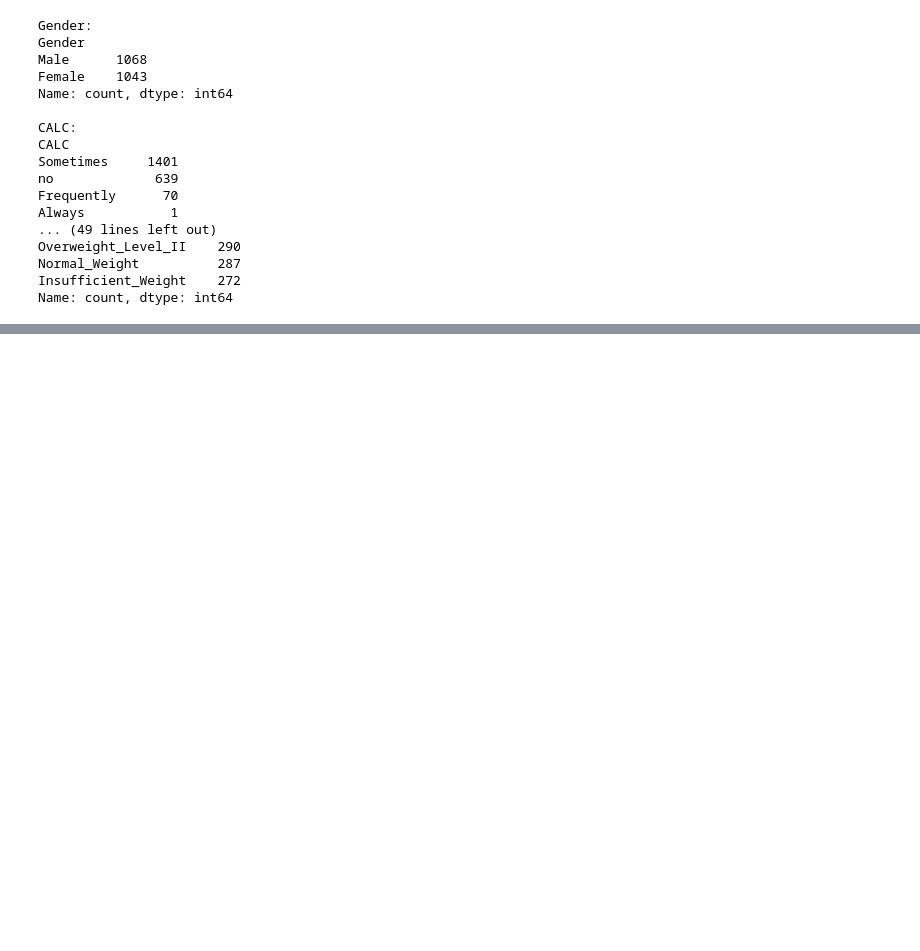
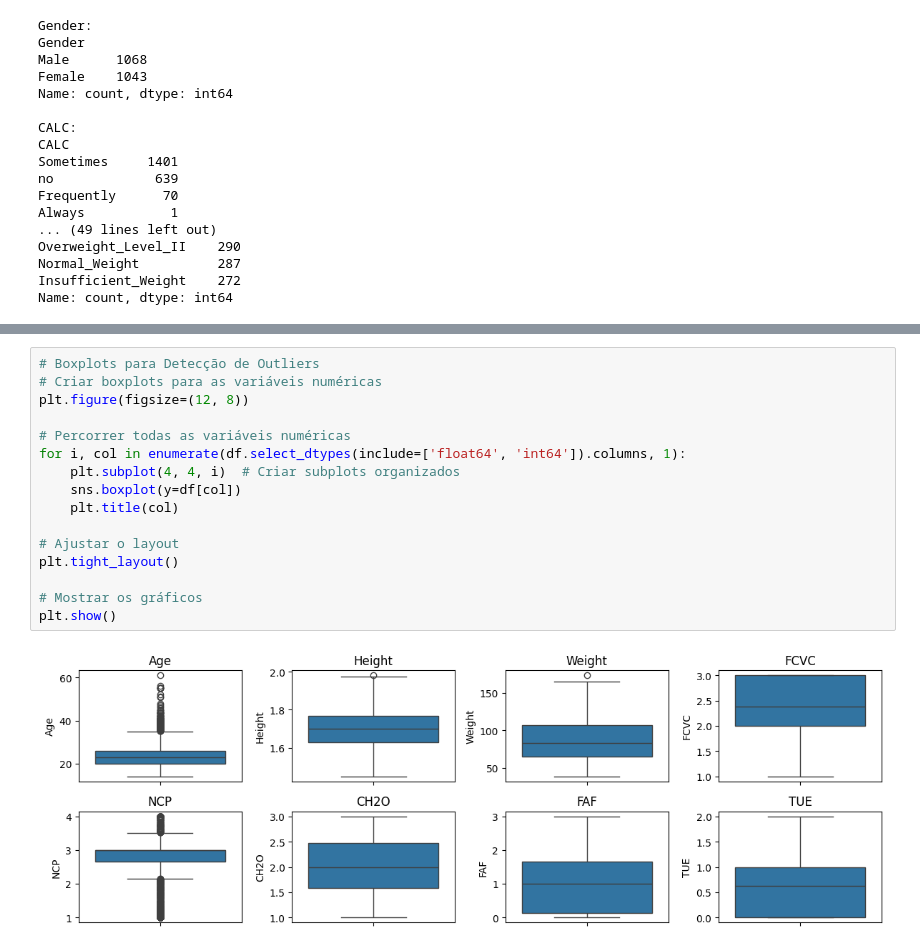
Before and after one commit to matheusryann/dataMining-Obesity, a Jupyter notebook: notebooks/Exploration.ipynb, the cells around one changed output, grey strips where cells are left out. Drawn from its saved outputs; the diff is of its cells as text; blank space fills up the shorter version.

```diff
--- a/notebooks/Exploration.ipynb
+++ b/notebooks/Exploration.ipynb
@@ -251,0 +292,18 @@ Name: count, dtype: int64
+# %%
+# Boxplots para Detecção de Outliers
+# Criar boxplots para as variáveis numéricas
+plt.figure(figsize=(12, 8))
+
+# Percorrer todas as variáveis numéricas
+for i, col in enumerate(df.select_dtypes(include=['float64', 'int64']).columns, 1):
+    plt.subplot(4, 4, i)  # Criar subplots organizados
+    sns.boxplot(y=df[col])
+    plt.title(col)
+
+# Ajustar o layout
+plt.tight_layout()
+
+# Mostrar os gráficos
+plt.show()
+# %% [output]
+[figure, added]
```
Also changed, not shown: parts of 7 cells of this notebook, 8 other files.
